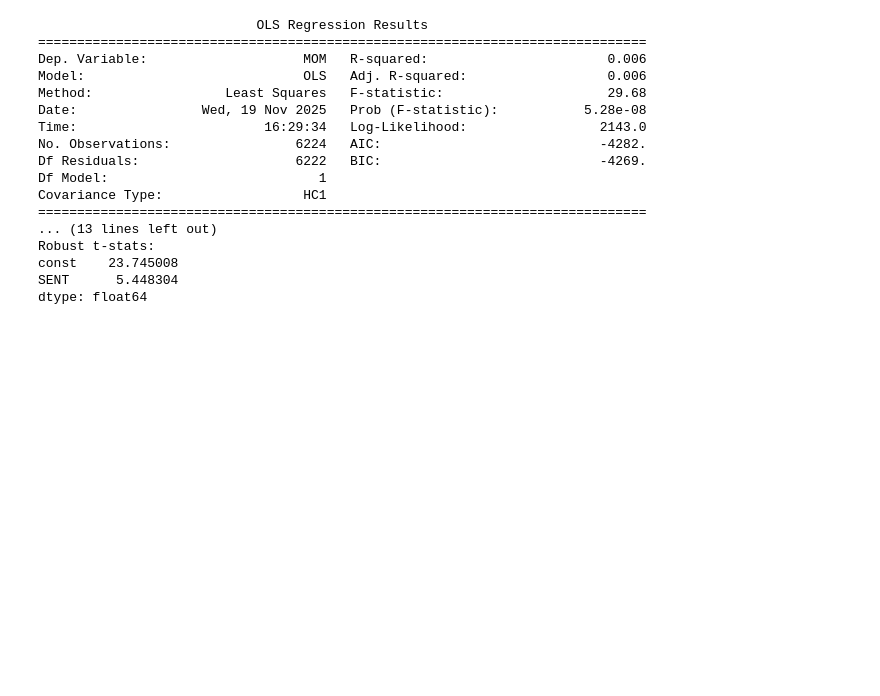
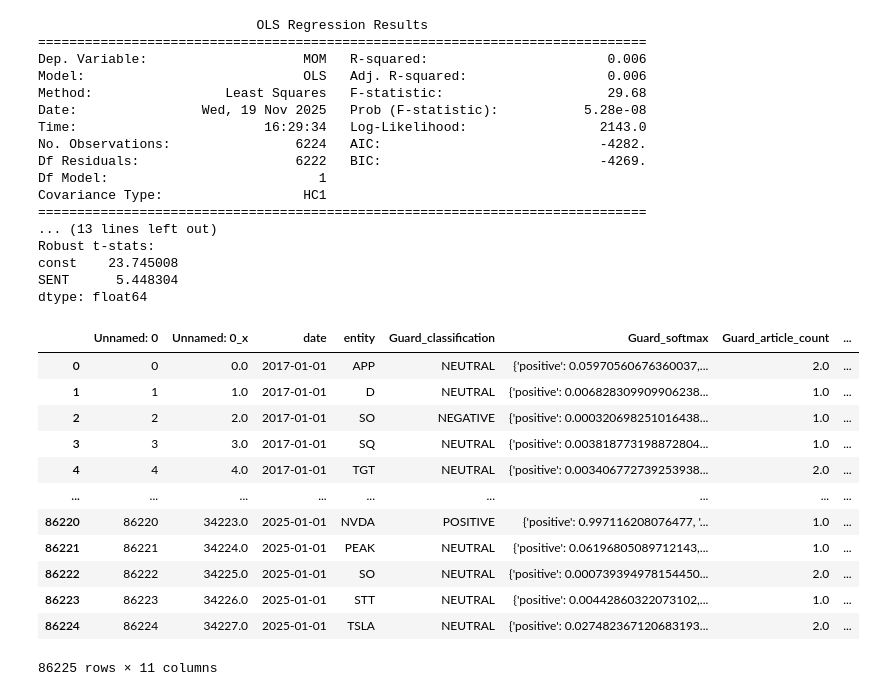
Before and after one commit to kktallam/ML-Capstone-Project-006, a Jupyter notebook: code/entity_match.ipynb, the cells around one changed output. Drawn from its saved outputs; the diff is of its cells as text; code cells hidden in the pictures; blank space fills up the shorter version.

```diff
--- a/code/entity_match.ipynb
+++ b/code/entity_match.ipynb
@@ -879,3 +879,21 @@ Robust t-stats:
 const    23.745008
 SENT      5.448304
 dtype: float64
+# %%
+import pandas as pd
+df = pd.read_csv("../data/scores_two_sources.csv")
+df
+# %% [output]
+|  | Unnamed: 0 | Unnamed: 0_x | date | entity | Guard_classification | Guard_softmax | Guard_article_count | ... |
+| 0 | 0 | 0.0 | 2017-01-01 | APP | NEUTRAL | {'positive': 0.05970560676360037,... | 2.0 | ... |
+| 1 | 1 | 1.0 | 2017-01-01 | D | NEUTRAL | {'positive': 0.006828309909906238... | 1.0 | ... |
+| 2 | 2 | 2.0 | 2017-01-01 | SO | NEGATIVE | {'positive': 0.000320698251016438... | 1.0 | ... |
+| 3 | 3 | 3.0 | 2017-01-01 | SQ | NEUTRAL | {'positive': 0.003818773198872804... | 1.0 | ... |
+| 4 | 4 | 4.0 | 2017-01-01 | TGT | NEUTRAL | {'positive': 0.003406772739253938... | 2.0 | ... |
+| ... | ... | ... | ... | ... | ... | ... | ... | ... |
+| 86220 | 86220 | 34223.0 | 2025-01-01 | NVDA | POSITIVE | {'positive': 0.997116208076477, '... | 1.0 | ... |
+| 86221 | 86221 | 34224.0 | 2025-01-01 | PEAK | NEUTRAL | {'positive': 0.06196805089712143,... | 1.0 | ... |
+| 86222 | 86222 | 34225.0 | 2025-01-01 | SO | NEUTRAL | {'positive': 0.000739394978154450... | 2.0 | ... |
+| 86223 | 86223 | 34226.0 | 2025-01-01 | STT | NEUTRAL | {'positive': 0.00442860322073102,... | 1.0 | ... |
+| 86224 | 86224 | 34227.0 | 2025-01-01 | TSLA | NEUTRAL | {'positive': 0.027482367120683193... | 2.0 | ... |
+86225 rows × 11 columns
```
Also changed, not shown: 10 other files.
